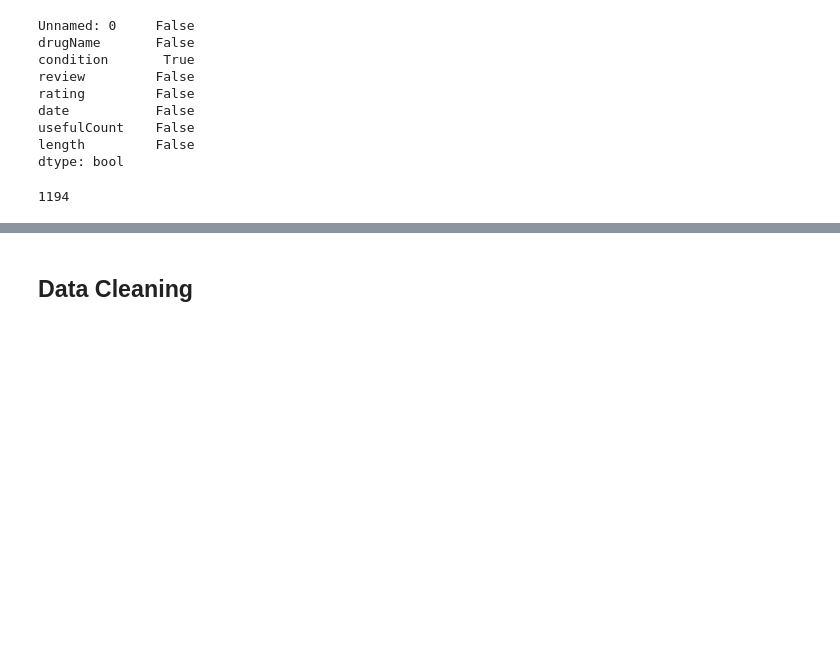
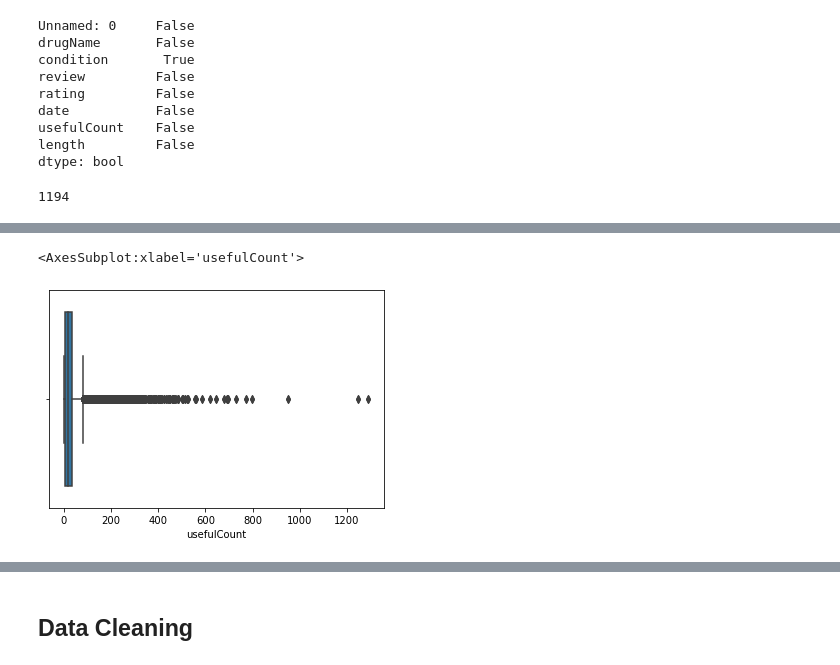
Before and after one commit to OdeliaAhdout/Drug-dataset, a Jupyter notebook: drugs_notebook.ipynb, the cells around one changed output, grey strips where cells are left out. Saved outputs shown, nothing was run; the diff lists cells and outputs as text; code cells hidden in the pictures; blank space fills up the shorter version.

```diff
--- a/drugs_notebook.ipynb
+++ b/drugs_notebook.ipynb
@@ -134,0 +147,5 @@ Name: rating, dtype: float64
+# %%
+sns.boxplot(x=df['usefulCount'])
+# %% [output]
+<AxesSubplot:xlabel='usefulCount'>
+[figure, added]
```
Also changed, not shown: parts of 107 cells of this notebook, 1 other file.
